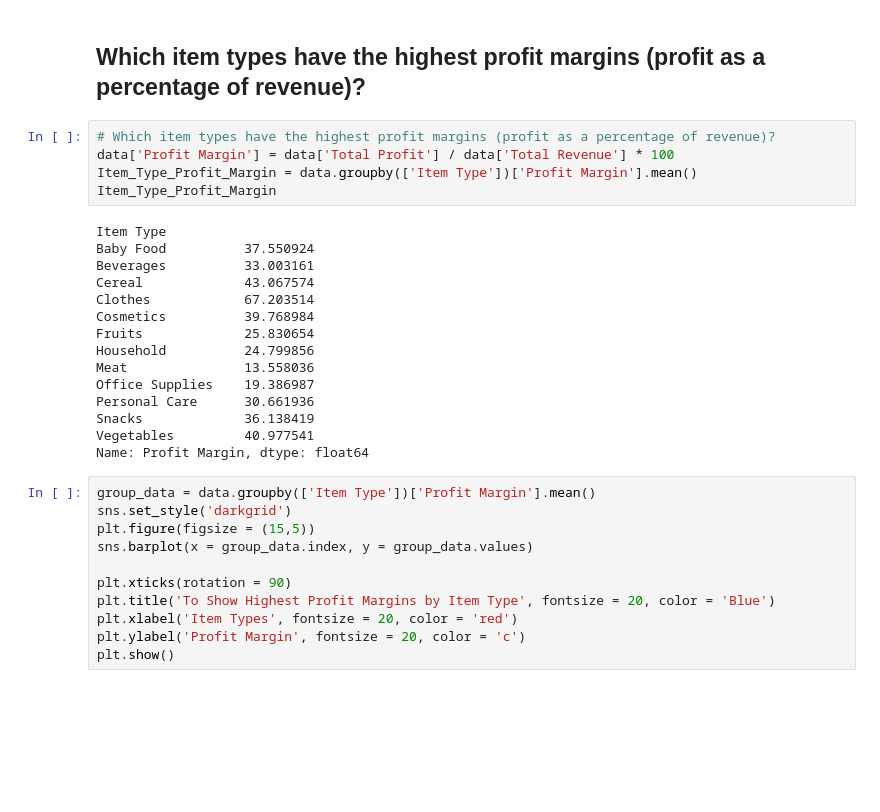
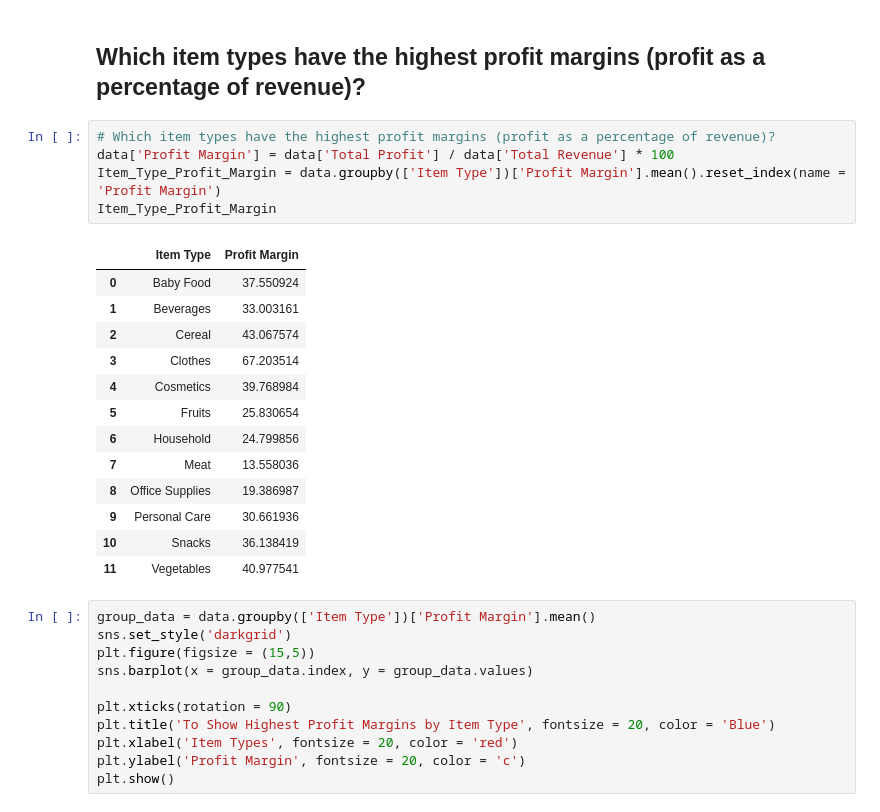
Before and after one commit to gdprasad1201/Amazon-Sales-Data-Analytics-Mini-Project, a Jupyter notebook: sales.ipynb, the cells around one changed output. Cells and saved outputs as stored; diff of their text form; blank space fills up the shorter version.

```diff
--- a/sales.ipynb
+++ b/sales.ipynb
@@ -351,23 +351,22 @@ plt.show()
 # %%
 # Which item types have the highest profit margins (profit as a percentage of revenue)?
 data['Profit Margin'] = data['Total Profit'] / data['Total Revenue'] * 100
-Item_Type_Profit_Margin = data.groupby(['Item Type'])['Profit Margin'].mean()
+Item_Type_Profit_Margin = data.groupby(['Item Type'])['Profit Margin'].mean().reset_index(name = 'Profit Margin')
 Item_Type_Profit_Margin
 # %% [output]
-Item Type
-Baby Food          37.550924
-Beverages          33.003161
-Cereal             43.067574
-Clothes            67.203514
-Cosmetics          39.768984
-Fruits             25.830654
-Household          24.799856
-Meat               13.558036
-Office Supplies    19.386987
-Personal Care      30.661936
-Snacks             36.138419
-Vegetables         40.977541
-Name: Profit Margin, dtype: float64
+|  | Item Type | Profit Margin |
+| 0 | Baby Food | 37.550924 |
+| 1 | Beverages | 33.003161 |
+| 2 | Cereal | 43.067574 |
+| 3 | Clothes | 67.203514 |
+| 4 | Cosmetics | 39.768984 |
+| 5 | Fruits | 25.830654 |
+| 6 | Household | 24.799856 |
+| 7 | Meat | 13.558036 |
+| 8 | Office Supplies | 19.386987 |
+| 9 | Personal Care | 30.661936 |
+| 10 | Snacks | 36.138419 |
+| 11 | Vegetables | 40.977541 |
 # %%
 group_data = data.groupby(['Item Type'])['Profit Margin'].mean()
 sns.set_style('darkgrid')
```
Also changed, not shown: parts of 2 cells of this notebook.
